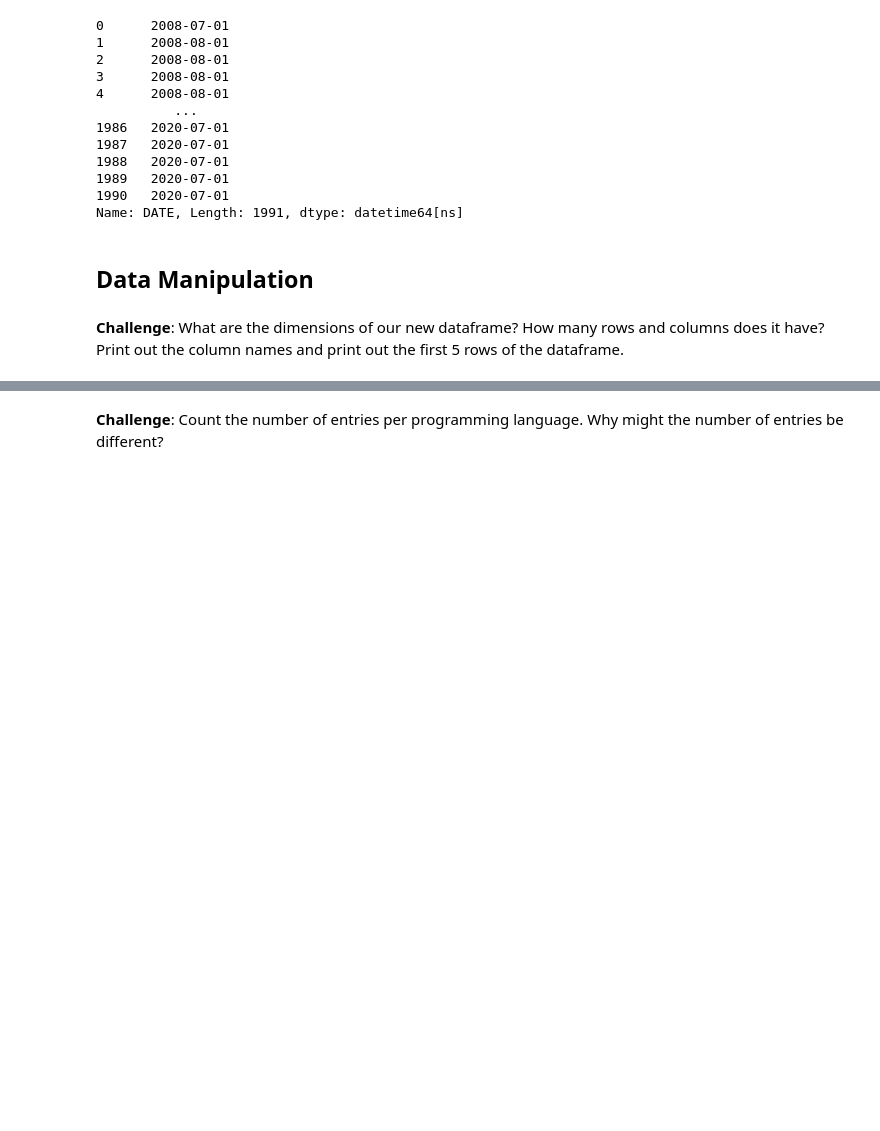
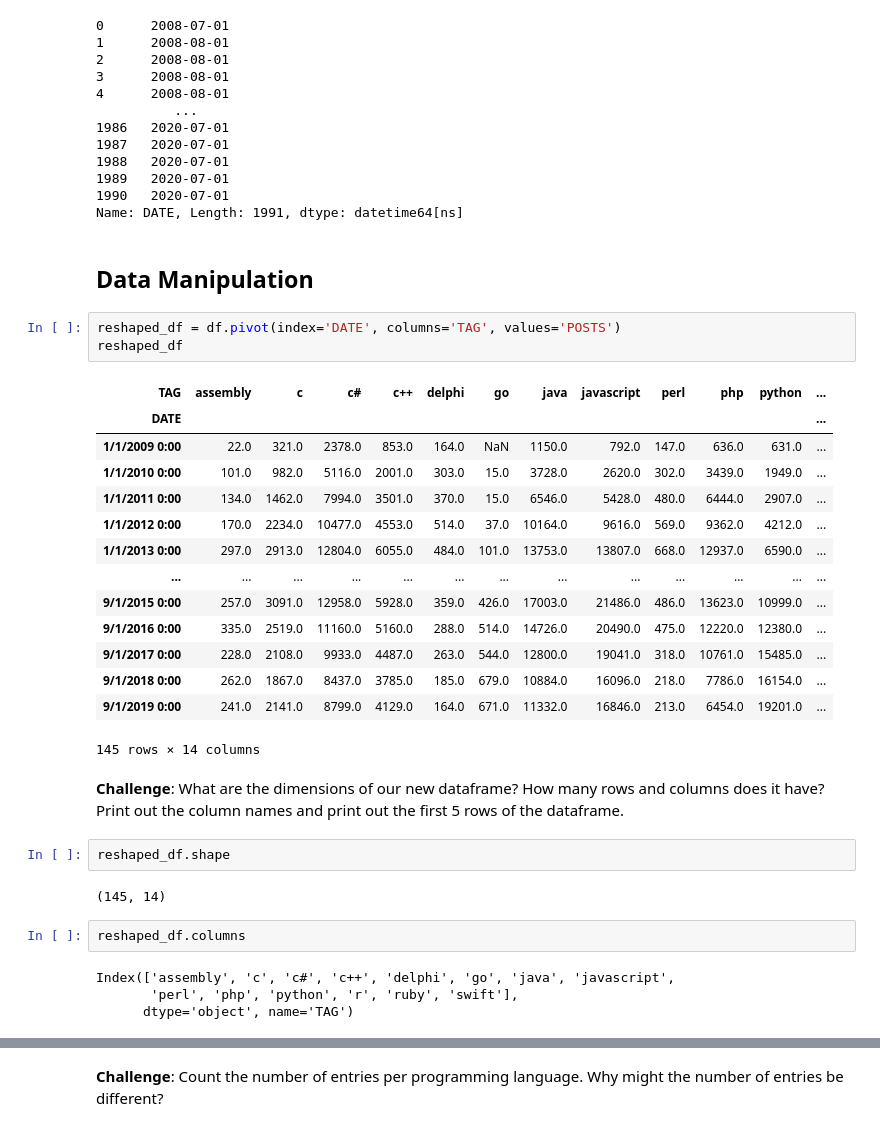
Before and after one commit to itsrabinbhat/100DaysofPython, a Jupyter notebook: data_analysis/Programming_Languages.ipynb, the cells around one changed output, grey strips where cells are left out. Drawn from its saved outputs; the diff is of its cells as text; blank space fills up the shorter version.

Commit message:
data pivot: using .pivot to pivot data making names of programming lang col names and data as index

```diff
--- a/data_analysis/Programming_Languages.ipynb
+++ b/data_analysis/Programming_Languages.ipynb
@@ -133,5 +133,33 @@ pd.to_datetime(df.DATE)
 Name: DATE, Length: 1991, dtype: datetime64[ns]
 # %% [markdown]
 ## Data Manipulation
+# %%
+reshaped_df = df.pivot(index='DATE', columns='TAG', values='POSTS')
+reshaped_df
+# %% [output]
+| TAG | assembly | c | c# | c++ | delphi | go | java | javascript | perl | php | python | ... |
+| DATE |  |  |  |  |  |  |  |  |  |  |  | ... |
+| 1/1/2009 0:00 | 22.0 | 321.0 | 2378.0 | 853.0 | 164.0 | NaN | 1150.0 | 792.0 | 147.0 | 636.0 | 631.0 | ... |
+| 1/1/2010 0:00 | 101.0 | 982.0 | 5116.0 | 2001.0 | 303.0 | 15.0 | 3728.0 | 2620.0 | 302.0 | 3439.0 | 1949.0 | ... |
+| 1/1/2011 0:00 | 134.0 | 1462.0 | 7994.0 | 3501.0 | 370.0 | 15.0 | 6546.0 | 5428.0 | 480.0 | 6444.0 | 2907.0 | ... |
+| 1/1/2012 0:00 | 170.0 | 2234.0 | 10477.0 | 4553.0 | 514.0 | 37.0 | 10164.0 | 9616.0 | 569.0 | 9362.0 | 4212.0 | ... |
+| 1/1/2013 0:00 | 297.0 | 2913.0 | 12804.0 | 6055.0 | 484.0 | 101.0 | 13753.0 | 13807.0 | 668.0 | 12937.0 | 6590.0 | ... |
+| ... | ... | ... | ... | ... | ... | ... | ... | ... | ... | ... | ... | ... |
+| 9/1/2015 0:00 | 257.0 | 3091.0 | 12958.0 | 5928.0 | 359.0 | 426.0 | 17003.0 | 21486.0 | 486.0 | 13623.0 | 10999.0 | ... |
+| 9/1/2016 0:00 | 335.0 | 2519.0 | 11160.0 | 5160.0 | 288.0 | 514.0 | 14726.0 | 20490.0 | 475.0 | 12220.0 | 12380.0 | ... |
+| 9/1/2017 0:00 | 228.0 | 2108.0 | 9933.0 | 4487.0 | 263.0 | 544.0 | 12800.0 | 19041.0 | 318.0 | 10761.0 | 15485.0 | ... |
+| 9/1/2018 0:00 | 262.0 | 1867.0 | 8437.0 | 3785.0 | 185.0 | 679.0 | 10884.0 | 16096.0 | 218.0 | 7786.0 | 16154.0 | ... |
+| 9/1/2019 0:00 | 241.0 | 2141.0 | 8799.0 | 4129.0 | 164.0 | 671.0 | 11332.0 | 16846.0 | 213.0 | 6454.0 | 19201.0 | ... |
+145 rows × 14 columns
 # %% [markdown]
 **Challenge**: What are the dimensions of our new dataframe? How many rows and columns does it have? Print out the column names and print out the first 5 rows of the dataframe.
+# %%
+reshaped_df.shape
+# %% [output]
+(145, 14)
+# %%
+reshaped_df.columns
+# %% [output]
+Index(['assembly', 'c', 'c#', 'c++', 'delphi', 'go', 'java', 'javascript',
+       'perl', 'php', 'python', 'r', 'ruby', 'swift'],
+      dtype='object', name='TAG')
```
Also changed, not shown: parts of 5 cells of this notebook.
